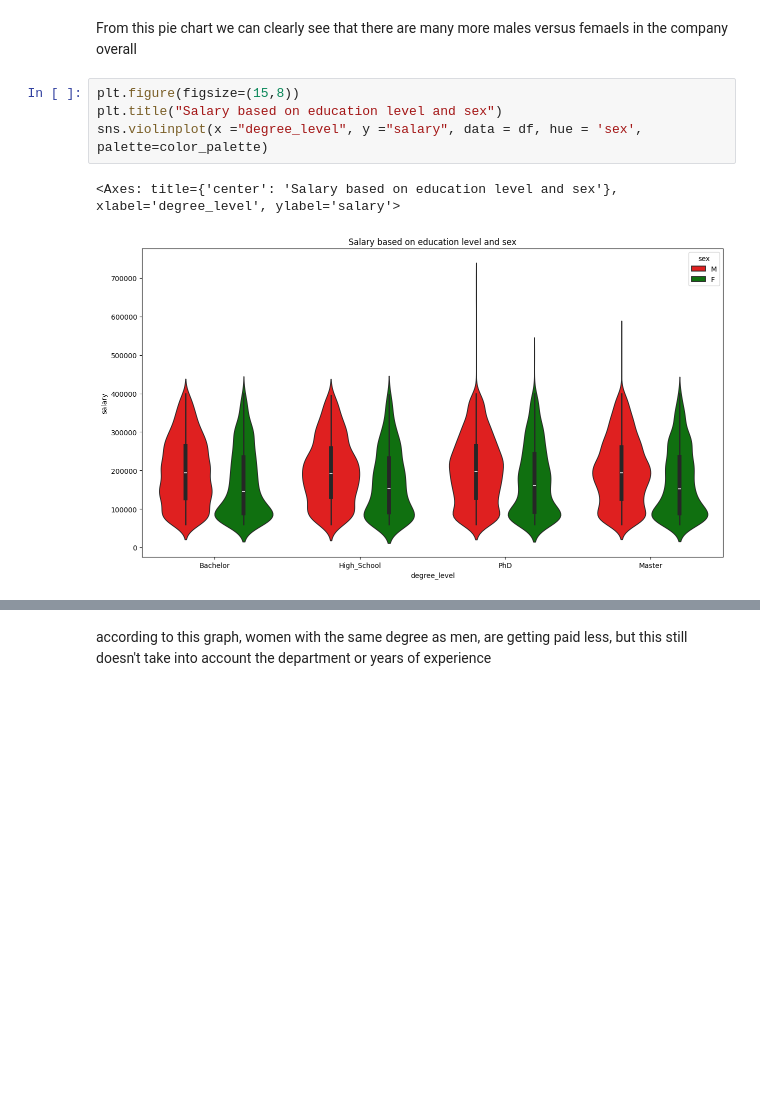
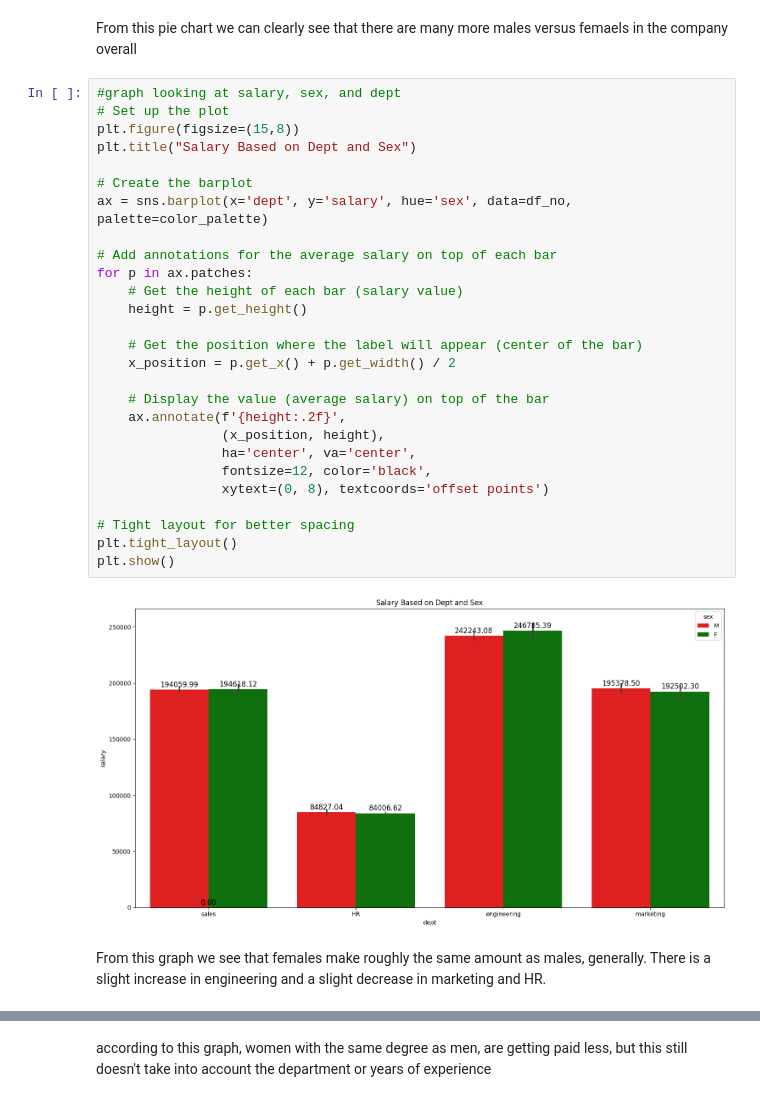
Before and after one commit to breannaparker1991/diversity_analysis, a Jupyter notebook: diversity.ipynb, the cells around one changed output, grey strips where cells are left out. Saved outputs shown, nothing was run; the diff lists cells and outputs as text; blank space fills up the shorter version.

```diff
--- a/diversity.ipynb
+++ b/diversity.ipynb
@@ -272,13 +267,37 @@ plt.show()
 [figure]
 # %% [markdown]
 From this pie chart we can clearly see that there are many more males versus femaels in the company overall
-# %%
-plt.figure(figsize=(15,8))
-plt.title("Salary based on education level and sex")
-sns.violinplot(x ="degree_level", y ="salary", data = df, hue = 'sex', palette=color_palette)
-# %% [output]
-<Axes: title={'center': 'Salary based on education level and sex'}, xlabel='degree_level', ylabel='salary'>
-[figure, removed]
+# %%
+#graph looking at salary, sex, and dept
+# Set up the plot
+plt.figure(figsize=(15,8))
+plt.title("Salary Based on Dept and Sex")
+
+# Create the barplot
+ax = sns.barplot(x='dept', y='salary', hue='sex', data=df_no, palette=color_palette)
+
+# Add annotations for the average salary on top of each bar
+for p in ax.patches:
+    # Get the height of each bar (salary value)
+    height = p.get_height()
+
+    # Get the position where the label will appear (center of the bar)
+    x_position = p.get_x() + p.get_width() / 2
+
+    # Display the value (average salary) on top of the bar
+    ax.annotate(f'{height:.2f}',
+                (x_position, height),
+                ha='center', va='center',
+                fontsize=12, color='black',
+                xytext=(0, 8), textcoords='offset points')
+
+# Tight layout for better spacing
+plt.tight_layout()
+plt.show()
+# %% [output]
+[figure, added]
+# %% [markdown]
+From this graph we see that females make roughly the same amount as males, generally. There is a slight increase in engineering and a slight decrease in marketing and HR.
 # %%
 plt.figure(figsize=(15,8))
 plt.title("Salary based on education level and sex")
```
Also changed, not shown: parts of 26 cells of this notebook.
